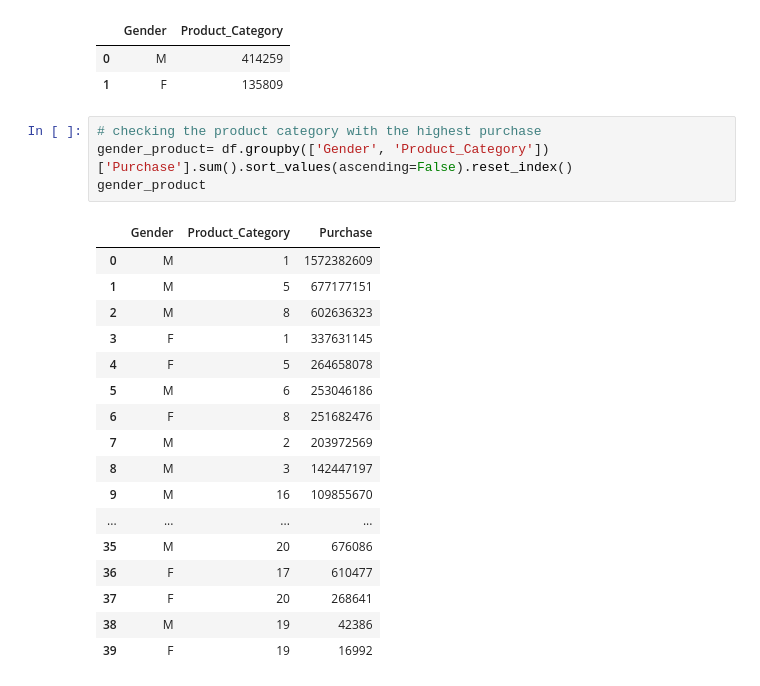
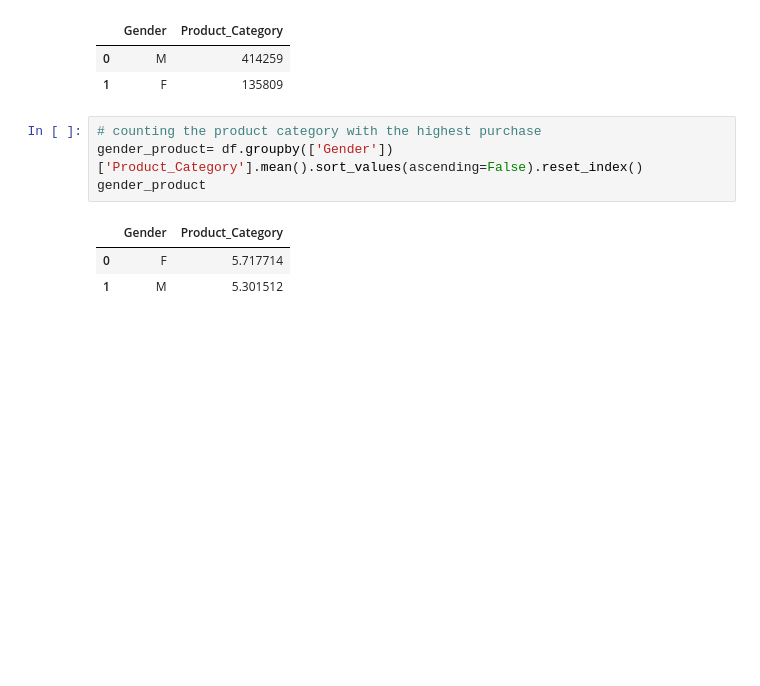
Before and after one commit to timothyafolami/walmart-ecommerce, a Jupyter notebook: Analysis.ipynb, the cells around one changed output. Cells and saved outputs as stored; diff of their text form; blank space fills up the shorter version.

```diff
--- a/Analysis.ipynb
+++ b/Analysis.ipynb
@@ -521,24 +541,10 @@ gender_product
 | 0 | M | 414259 |
 | 1 | F | 135809 |
 # %%
-# checking the product category with the highest purchase
-gender_product= df.groupby(['Gender', 'Product_Category'])['Purchase'].sum().sort_values(ascending=False).reset_index()
+# counting the product category with the highest purchase
+gender_product= df.groupby(['Gender'])['Product_Category'].mean().sort_values(ascending=False).reset_index()
 gender_product
 # %% [output]
-|  | Gender | Product_Category | Purchase |
-| 0 | M | 1 | 1572382609 |
-| 1 | M | 5 | 677177151 |
-| 2 | M | 8 | 602636323 |
-| 3 | F | 1 | 337631145 |
-| 4 | F | 5 | 264658078 |
-| 5 | M | 6 | 253046186 |
-| 6 | F | 8 | 251682476 |
-| 7 | M | 2 | 203972569 |
-| 8 | M | 3 | 142447197 |
-| 9 | M | 16 | 109855670 |
-| ... | ... | ... | ... |
-| 35 | M | 20 | 676086 |
-| 36 | F | 17 | 610477 |
-| 37 | F | 20 | 268641 |
-| 38 | M | 19 | 42386 |
-| 39 | F | 19 | 16992 |
+|  | Gender | Product_Category |
+| 0 | F | 5.717714 |
+| 1 | M | 5.301512 |
```
Also changed, not shown: parts of 33 cells of this notebook.
